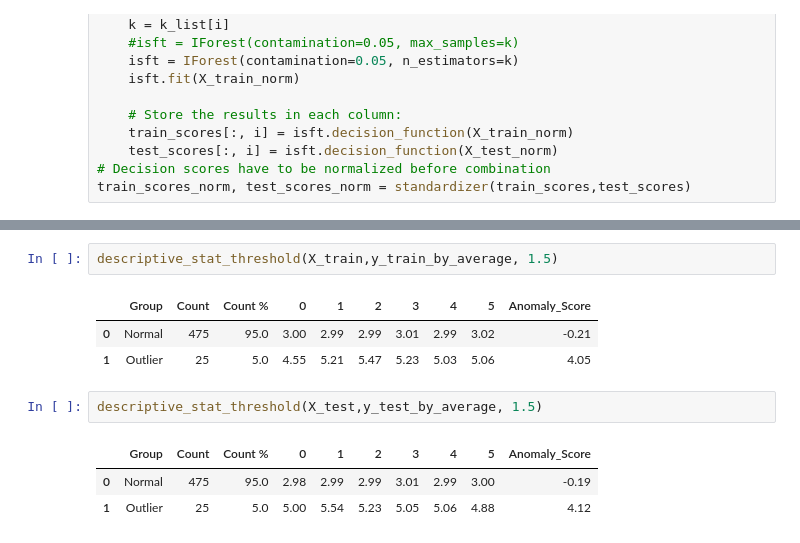
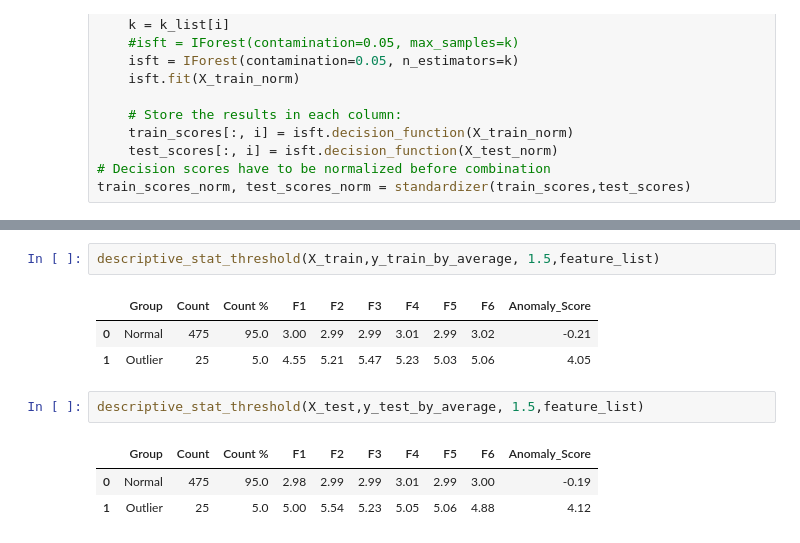
Before and after one commit to dataman-git/agentic_ai_for_anomaly_detection, a Jupyter notebook: 04_iForest.ipynb, the cells around one changed output, grey strips where cells are left out. Saved outputs shown, nothing was run; the diff lists cells and outputs as text.

```diff
--- a/04_iForest.ipynb
+++ b/04_iForest.ipynb
@@ -339,12 +339,12 @@ plt.show()
 # %%
-descriptive_stat_threshold(X_train,y_train_by_average, 1.5)
+descriptive_stat_threshold(X_train,y_train_by_average, 1.5,feature_list)
 # %% [output]
-|  | Group | Count | Count % | 0 | 1 | 2 | 3 | 4 | 5 | Anomaly_Score |
+|  | Group | Count | Count % | F1 | F2 | F3 | F4 | F5 | F6 | Anomaly_Score |
 | 0 | Normal | 475 | 95.0 | 3.00 | 2.99 | 2.99 | 3.01 | 2.99 | 3.02 | -0.21 |
 | 1 | Outlier | 25 | 5.0 | 4.55 | 5.21 | 5.47 | 5.23 | 5.03 | 5.06 | 4.05 |
 # %%
-descriptive_stat_threshold(X_test,y_test_by_average, 1.5)
+descriptive_stat_threshold(X_test,y_test_by_average, 1.5,feature_list)
 # %% [output]
-|  | Group | Count | Count % | 0 | 1 | 2 | 3 | 4 | 5 | Anomaly_Score |
+|  | Group | Count | Count % | F1 | F2 | F3 | F4 | F5 | F6 | Anomaly_Score |
 | 0 | Normal | 475 | 95.0 | 2.98 | 2.99 | 2.99 | 3.01 | 2.99 | 3.00 | -0.19 |
 | 1 | Outlier | 25 | 5.0 | 5.00 | 5.54 | 5.23 | 5.05 | 5.06 | 4.88 | 4.12 |
```
Also changed, not shown: parts of 6 cells of this notebook, 3 other files.
